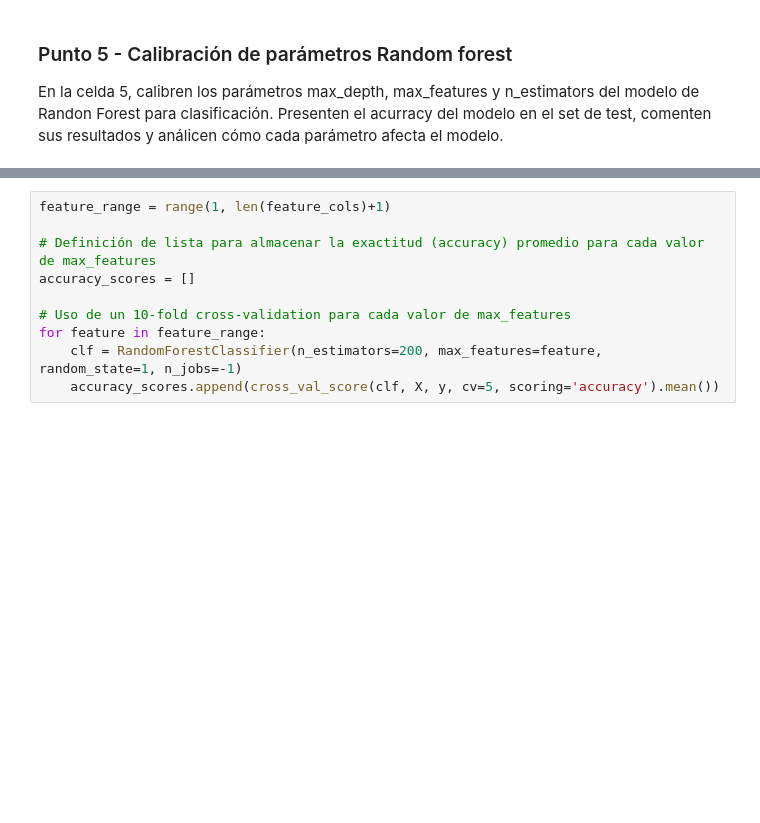
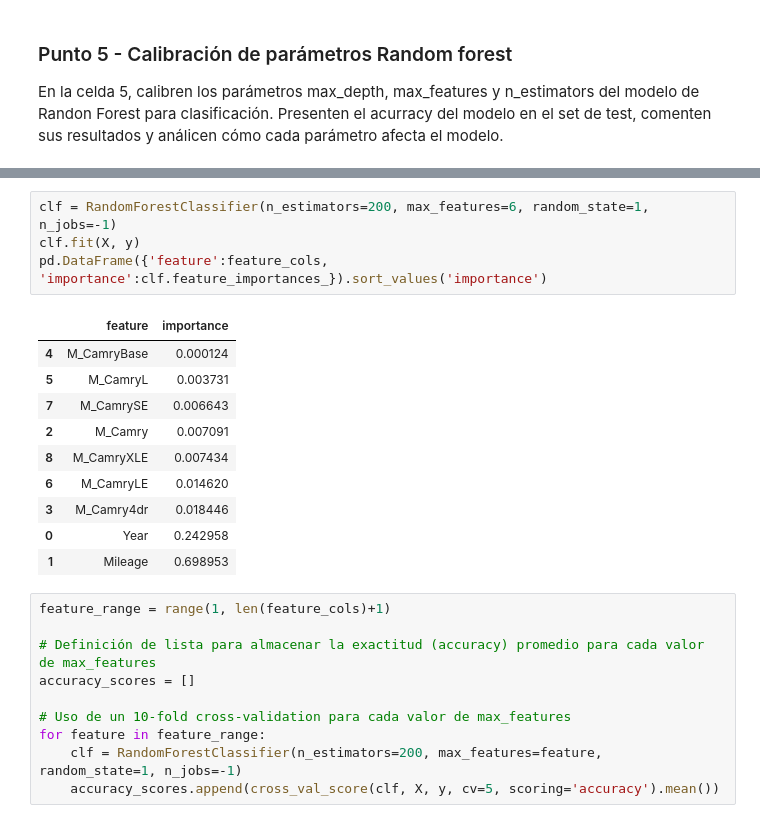
Before and after one commit to jboca-andes/MIAD_ML_and_NLP, a Jupyter notebook: Semana 2/S2TC1_RandomForests_Boosting.ipynb, the cells around one changed output, grey strips where cells are left out. Cells and saved outputs as stored; diff of their text form; blank space fills up the shorter version.

```diff
--- a/Semana 2/S2TC1_RandomForests_Boosting.ipynb
+++ b/Semana 2/S2TC1_RandomForests_Boosting.ipynb
@@ -315,3 +341,18 @@ plt.ylabel('Accuracy')
+# %%
+clf = RandomForestClassifier(n_estimators=200, max_features=6, random_state=1, n_jobs=-1)
+clf.fit(X, y)
+pd.DataFrame({'feature':feature_cols, 'importance':clf.feature_importances_}).sort_values('importance')
+# %% [output]
+|  | feature | importance |
+| 4 | M_CamryBase | 0.000124 |
+| 5 | M_CamryL | 0.003731 |
+| 7 | M_CamrySE | 0.006643 |
+| 2 | M_Camry | 0.007091 |
+| 8 | M_CamryXLE | 0.007434 |
+| 6 | M_CamryLE | 0.014620 |
+| 3 | M_Camry4dr | 0.018446 |
+| 0 | Year | 0.242958 |
+| 1 | Mileage | 0.698953 |
 # %%
 feature_range = range(1, len(feature_cols)+1)
 
```
Also changed, not shown: parts of 9 cells of this notebook.
